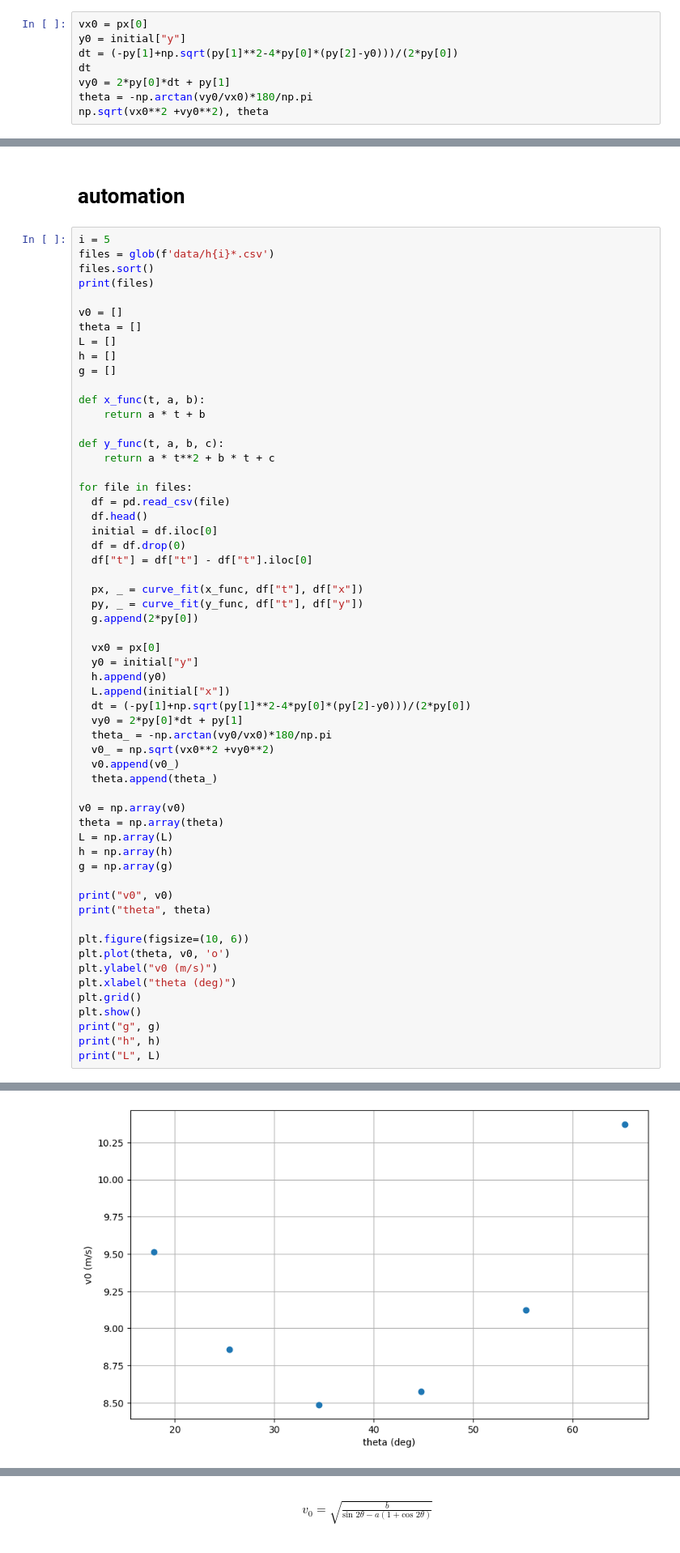
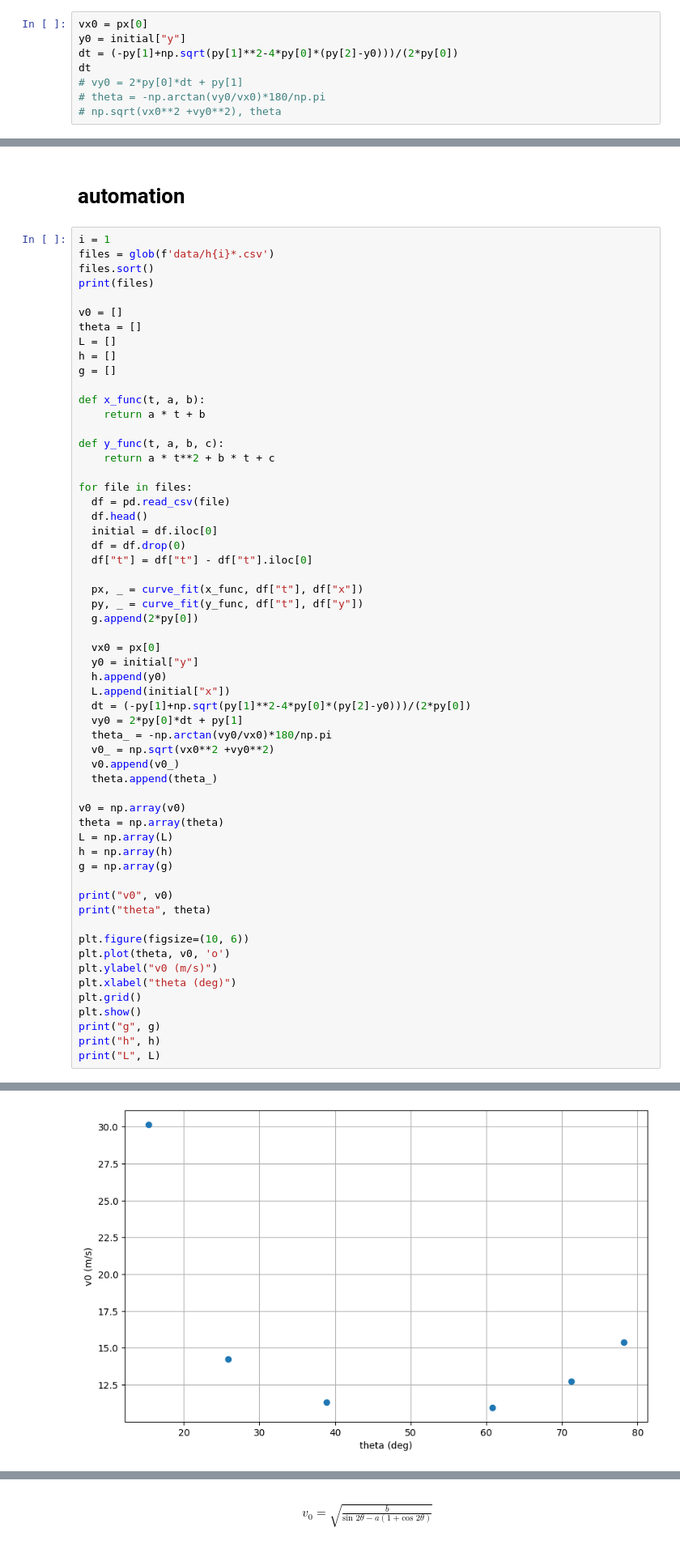
Before and after one commit to Alisyaifudin/rbl-sains-pemrograman, a Jupyter notebook: rbl.ipynb, the cells around one changed output, grey strips where cells are left out. Shown at 81% size. Drawn from its saved outputs; the diff is of its cells as text.

```diff
--- a/rbl.ipynb
+++ b/rbl.ipynb
@@ -55,7 +55,7 @@ vx0 = px[0]
 y0 = initial["y"]
 dt = (-py[1]+np.sqrt(py[1]**2-4*py[0]*(py[2]-y0)))/(2*py[0])
 dt
-vy0 = 2*py[0]*dt + py[1]
-theta = -np.arctan(vy0/vx0)*180/np.pi
-np.sqrt(vx0**2 +vy0**2), theta
+# vy0 = 2*py[0]*dt + py[1]
+# theta = -np.arctan(vy0/vx0)*180/np.pi
+# np.sqrt(vx0**2 +vy0**2), theta
 # %% [output]
@@ -82,7 +82,7 @@ plt.show()
 # %% [markdown]
 # automation
 # %%
-i = 5
+i = 1
 files = glob(f'data/h{i}*.csv')
 files.sort()
 print(files)
@@ -146 +146 @@ theta [17.89796281 25.45350513 34.49594083 44.75917073 55.31864743 65.18955933]
-[figure, old version]
+[figure, new version]
```
Also changed, not shown: parts of 7 cells of this notebook, 5 other files.
